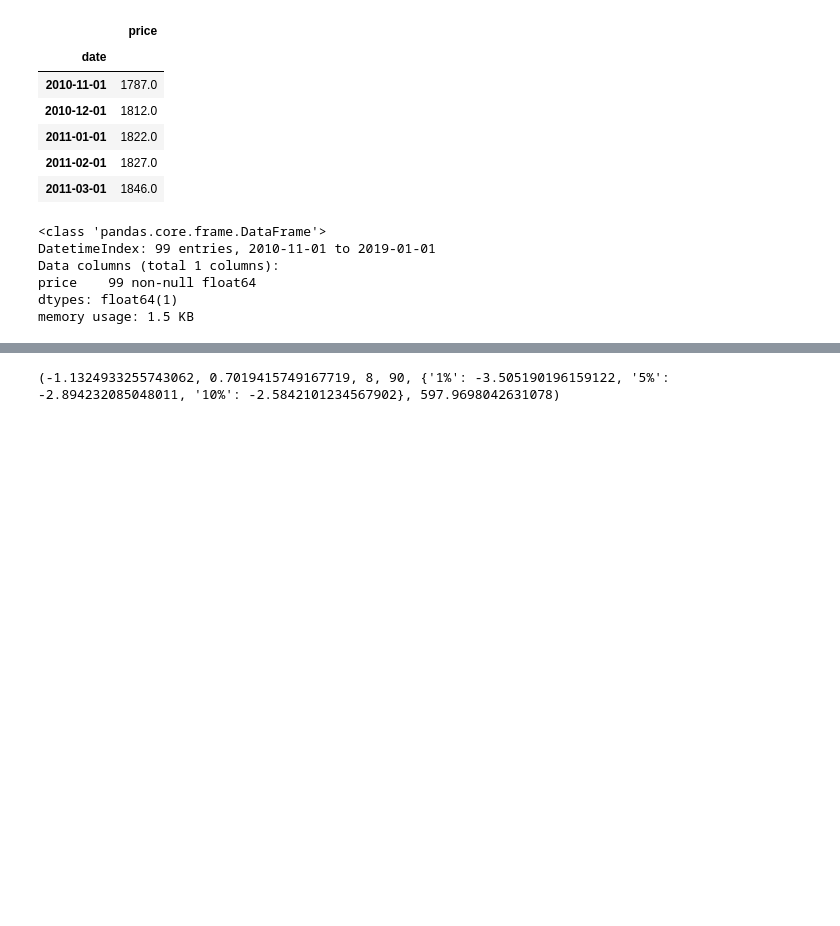
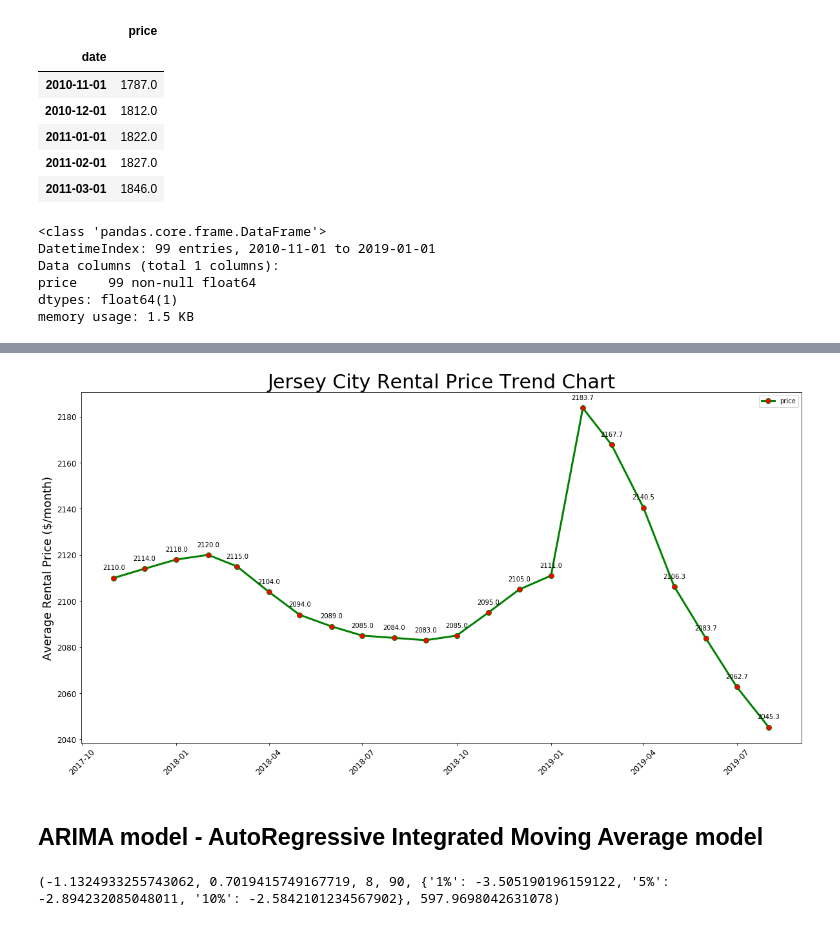
Before and after one commit to JamesLi0217/SSW695_DuckHome, a Jupyter notebook: build_model/AreaPrice_JerseyCity.ipynb, the cells around one changed output, grey strips where cells are left out. Drawn from its saved outputs; the diff is of its cells as text; code cells hidden in the pictures; blank space fills up the shorter version.

```diff
--- a/build_model/AreaPrice_JerseyCity.ipynb
+++ b/build_model/AreaPrice_JerseyCity.ipynb
@@ -35,0 +337,18 @@ memory usage: 1.5 KB
+# %%
+x = result_long['index'][-42: -20]
+y = result_long['price'][-42: -20]
+
+fig1 = plt.figure(figsize = (20, 10))
+plt.plot(x, y, linewidth = 3, color='green', marker = 'o', markerfacecolor='red', markersize=8)
+
+plt.title('Jersey City Rental Price Trend Chart', fontsize = 30)
+plt.ylabel('Average Rental Price ($/month)', fontsize = 18)
+plt.tick_params(labelsize = 12)
+plt.xticks(rotation = 45)
+for i, j in zip(x, y):
+    plt.text(i, j + 3, j, ha = 'center', va = 'bottom', fontsize = 10)
+
+plt.legend()
+plt.show()
+# %% [output]
+[figure, added]
@@ -36,3 +357,5 @@ memory usage: 1.5 KB
+# %% [markdown]
+## ARIMA model - AutoRegressive Integrated Moving Average model
 # %%
 # Select the best diff (Integrated)
 from statsmodels.tsa.stattools import adfuller as ADF
```
Also changed, not shown: parts of 39 cells of this notebook, 2 other files.
